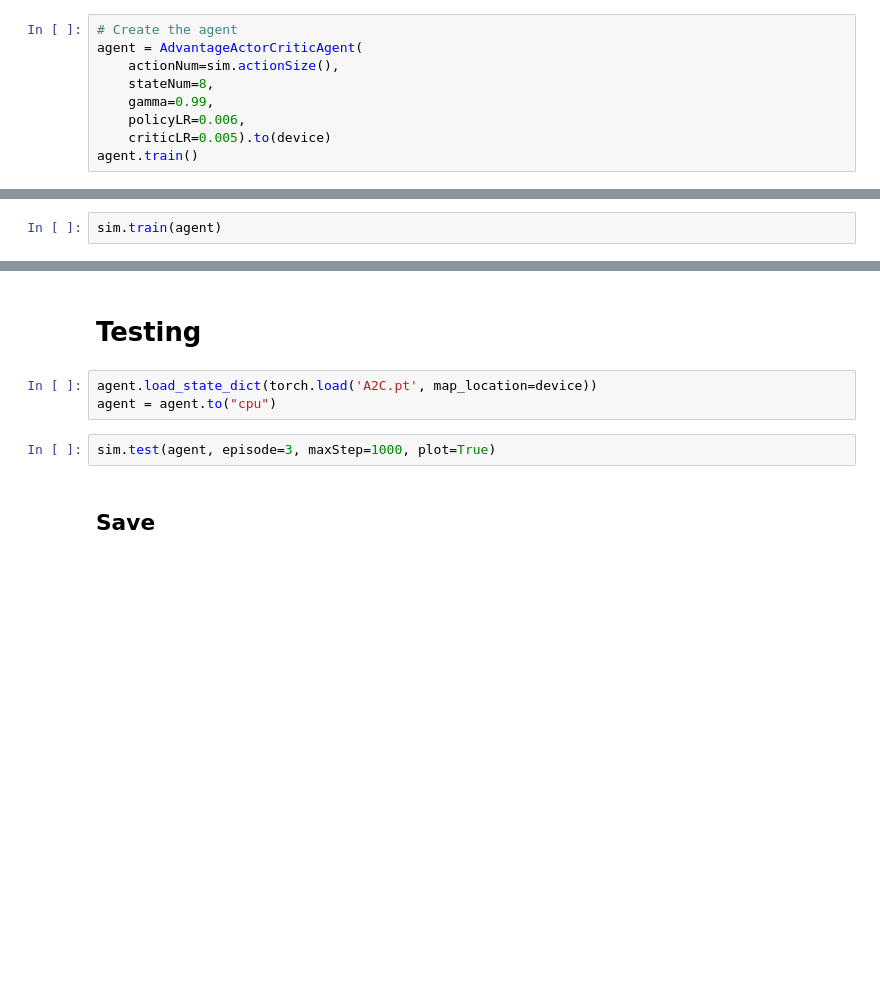
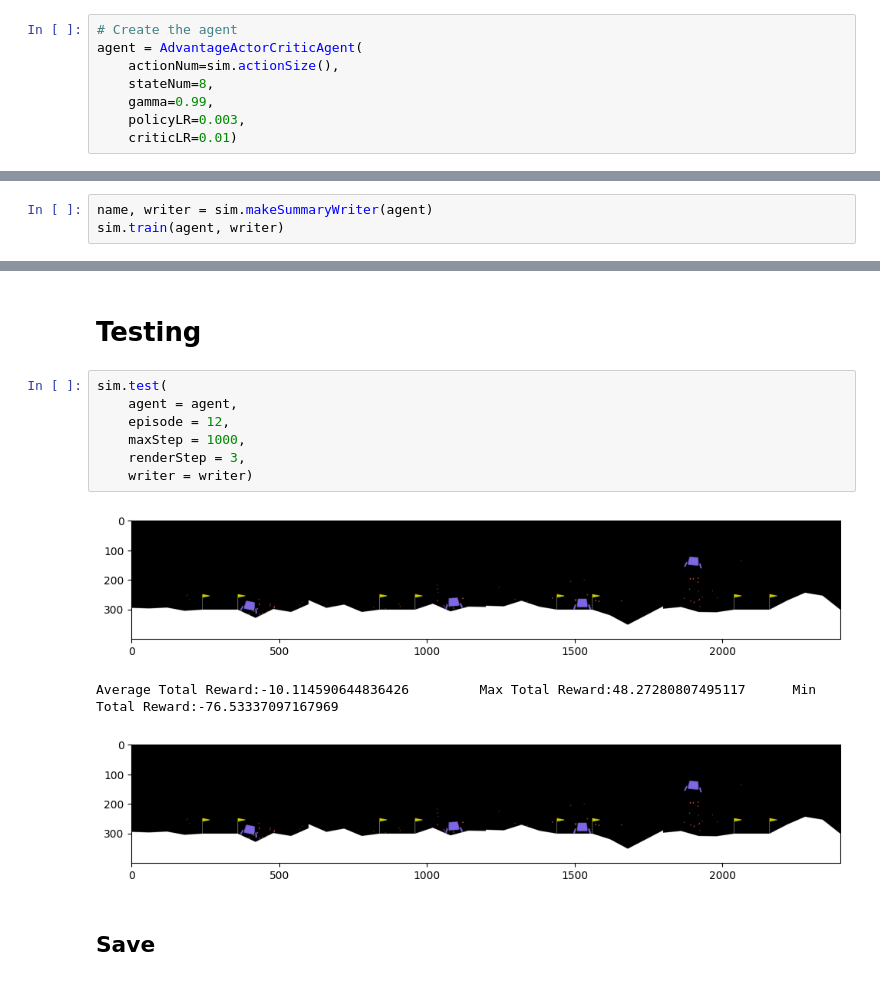
Before and after one commit to keroroxzz/RLPlayground, a Jupyter notebook: A2CTraining.ipynb, the cells around one changed output, grey strips where cells are left out. Cells and saved outputs as stored; diff of their text form; blank space fills up the shorter version.

```diff
--- a/A2CTraining.ipynb
+++ b/A2CTraining.ipynb
@@ -31,10 +38,10 @@ agent = AdvantageActorCriticAgent(
     actionNum=sim.actionSize(),
     stateNum=8,
     gamma=0.99,
-    policyLR=0.006,
-    criticLR=0.005).to(device)
-agent.train()
+    policyLR=0.003,
+    criticLR=0.01)
 # %% [markdown]
 ## Training
-# %%
-sim.train(agent)
+# %%
+name, writer = sim.makeSummaryWriter(agent)
+sim.train(agent, writer)
@@ -41,10 +66,16 @@ sim.train(agent)
 # %% [markdown]
 # Testing
-# %%
-agent.load_state_dict(torch.load('A2C.pt', map_location=device))
-agent = agent.to("cpu")
 # %%
-sim.test(agent, episode=3, maxStep=1000, plot=True)
+sim.test(
+    agent = agent,
+    episode = 12,
+    maxStep = 1000,
+    renderStep = 3,
+    writer = writer)
+# %% [output]
+[figure, added]
+Average Total Reward:-10.114590644836426         Max Total Reward:48.27280807495117      Min Total Reward:-76.53337097167969
+[figure, added]
 # %% [markdown]
 ## Save
 # %%
```
Also changed, not shown: parts of 7 cells of this notebook, 3 other files.
